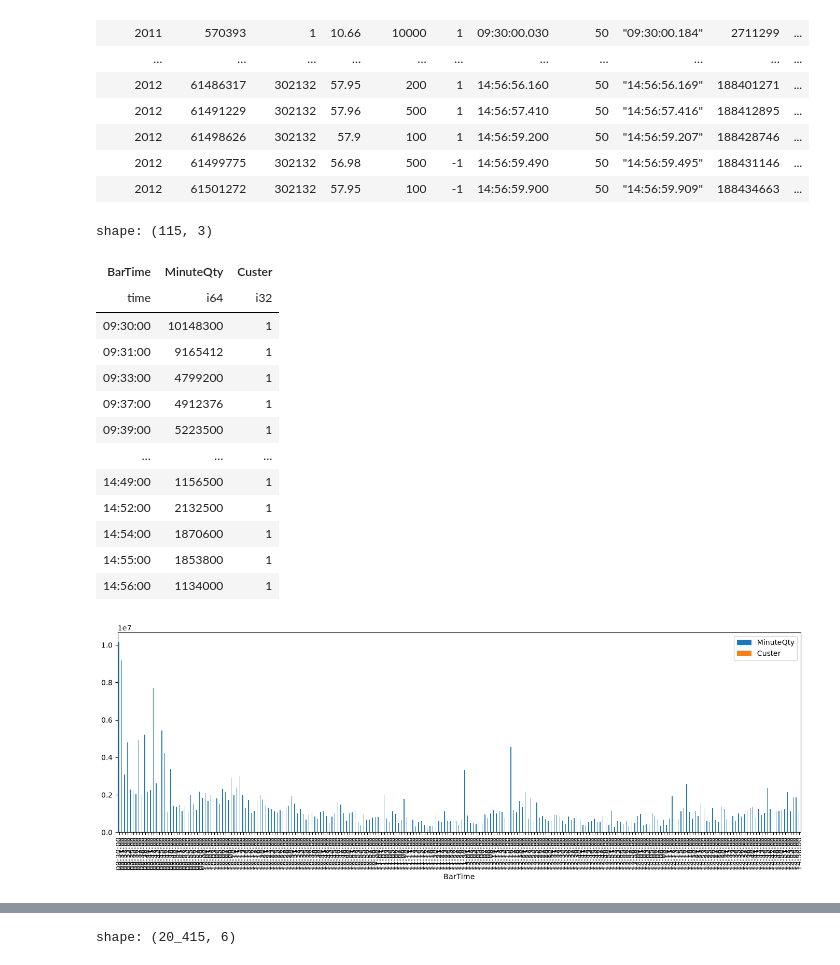
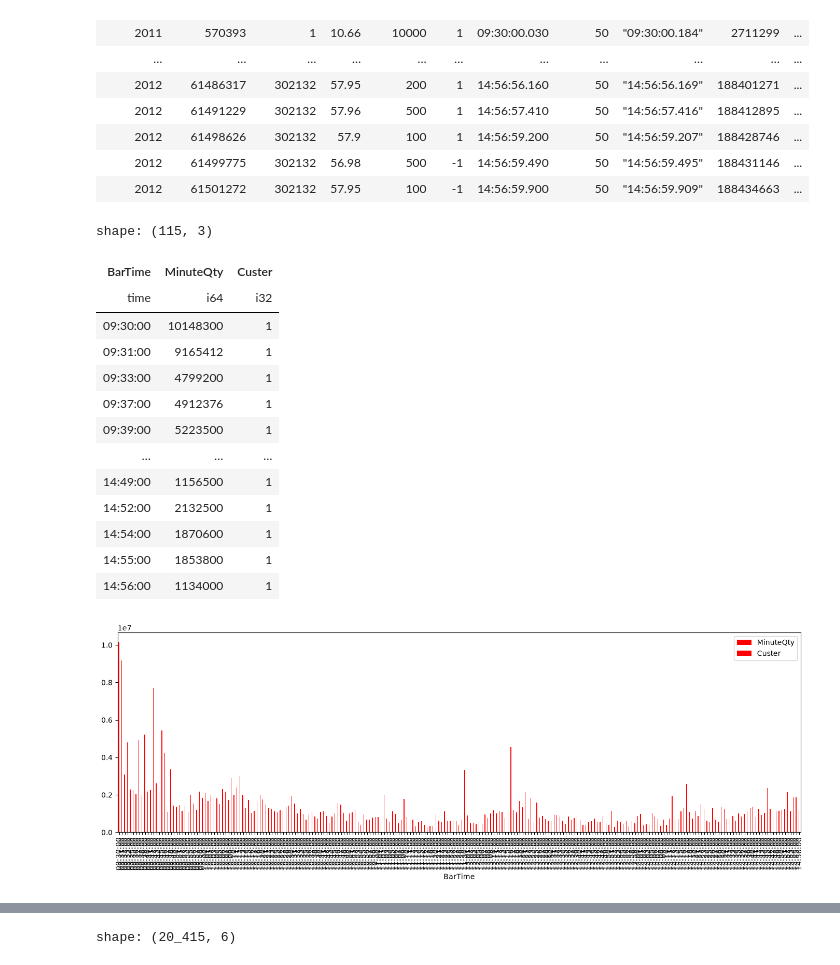
Before and after one commit to Xujy424/research2workflow, a Jupyter notebook: factor_hub/jijin.ipynb, the cells around one changed output, grey strips where cells are left out. Cells and saved outputs as stored; diff of their text form; code cells hidden in the pictures.

```diff
--- a/factor_hub/jijin.ipynb
+++ b/factor_hub/jijin.ipynb
@@ -143,21 +143,22 @@ shape: (185_729_565, 15)
 # %%
 import matplotlib.pyplot as plt
 tmp = res.filter(pl.col('SecurityID')==1).select(['BarTime','MinuteQty','Custer']).unique().sort('BarTime')
-tmp.to_pandas().set_index('BarTime').plot(kind='bar', figsize=(17,5))
+colors = ['red' if val == 1 else 'steelblue' for val in tmp['Custer']]
+tmp.to_pandas().set_index('BarTime').plot(kind='bar', figsize=(17,5), color=colors)
 tmp.filter(pl.col('Custer')==1)
 # %% [output]
 shape: (115, 3)
 | BarTime | MinuteQty | Custer |
 | time | i64 | i32 |
 | 09:30:00 | 10148300 | 1 |
 | 09:31:00 | 9165412 | 1 |
 | 09:33:00 | 4799200 | 1 |
 | 09:37:00 | 4912376 | 1 |
 | 09:39:00 | 5223500 | 1 |
 | … | … | … |
 | 14:49:00 | 1156500 | 1 |
 | 14:52:00 | 2132500 | 1 |
 | 14:54:00 | 1870600 | 1 |
 | 14:55:00 | 1853800 | 1 |
 | 14:56:00 | 1134000 | 1 |
-[figure, old version]
+[figure, new version]
```
Also changed, not shown: parts of 1 cell of this notebook.
